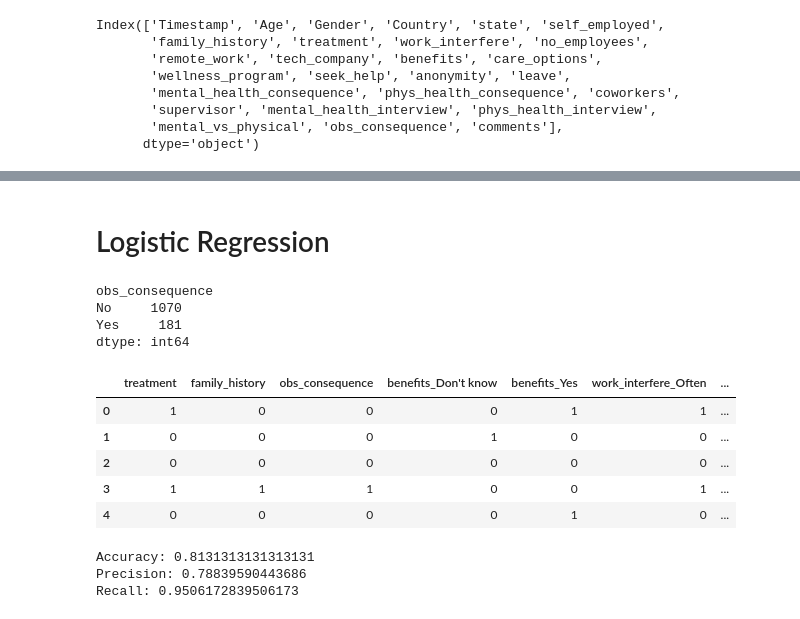
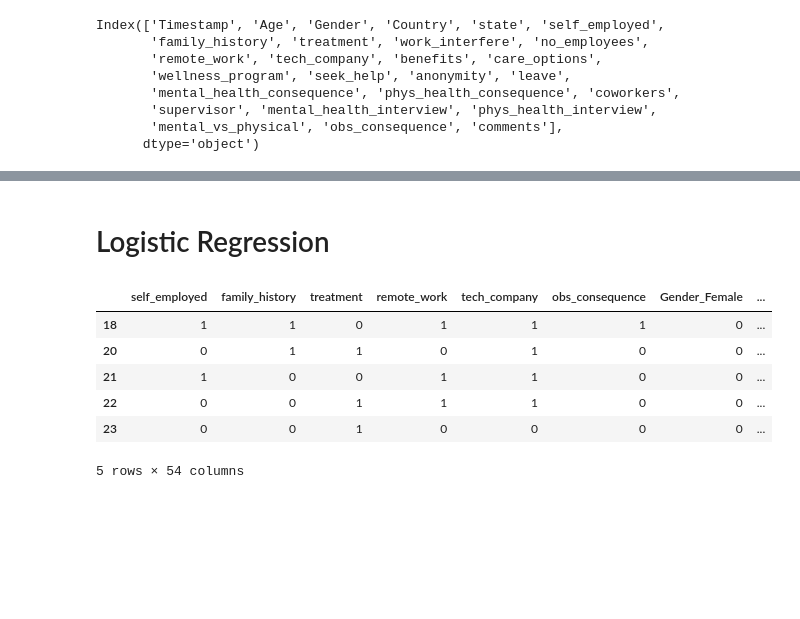
Before and after one commit to moniqueabu/data_science_final_project, a Jupyter notebook: project.ipynb, the cells around one changed output, grey strips where cells are left out. Saved outputs shown, nothing was run; the diff lists cells and outputs as text; code cells hidden in the pictures; blank space fills up the shorter version.

```diff
--- a/project.ipynb
+++ b/project.ipynb
@@ -376,35 +432,18 @@ Predicting : obs_consequence
 P-value:  1.0705496703984696e-07
 Reject null: dependent
 # %% [markdown]
-# Logistic Regression
+# Logistic Regression  <a id="LOG" />
-# %%
-df.value_counts(subset="obs_consequence")
-# %% [output]
-obs_consequence
-No     1070
-Yes     181
-dtype: int64
 # %%
 logreg_cols = ["treatment","benefits", "family_history", "work_interfere", "coworkers", "obs_consequence"]
 all_dep_cols = ["treatment", "Gender", "family_history", "work_interfere", "coworkers", "obs_consequence", "benefits", "care_options", "wellness_program", "seek_help", "anonymity", "leave", "mental_health_interview", "mental_vs_physical" ]
 # %%
-#ENCODING OF COLUMNS TO PERFORM CLASSIFICATION
-df_encoded = df.copy()
-df_encoded = df_encoded[logreg_cols]
-df_encoded = df_encoded.dropna()
-data_encoding = {"Yes": 1, "No": 0}
-#encode binary columns as 0 or 1
-df_encoded["treatment"] = df_encoded["treatment"].replace(data_encoding)
-df_encoded["family_history"] = df_encoded["family_history"].replace(data_encoding)
-df_encoded["obs_consequence"] = df_encoded["obs_consequence"].replace(data_encoding)
-
-df_encoded = pd.get_dummies(df_encoded)
-df_encoded.drop(columns =["benefits_No", "work_interfere_Never", "coworkers_No"], inplace= True) #these can be infered
+#df_encoded.drop(columns =["benefits_No", "work_interfere_Never", "coworkers_No"], inplace= True) #these can be infered
 df_encoded.head()
 # %% [output]
-|  | treatment | family_history | obs_consequence | benefits_Don't know | benefits_Yes | work_interfere_Often | ... |
-| 0 | 1 | 0 | 0 | 0 | 1 | 1 | ... |
-| 1 | 0 | 0 | 0 | 1 | 0 | 0 | ... |
-| 2 | 0 | 0 | 0 | 0 | 0 | 0 | ... |
-| 3 | 1 | 1 | 1 | 0 | 0 | 1 | ... |
-| 4 | 0 | 0 | 0 | 0 | 1 | 0 | ... |
+|  | self_employed | family_history | treatment | remote_work | tech_company | obs_consequence | Gender_Female | ... |
+| 18 | 1 | 1 | 0 | 1 | 1 | 1 | 0 | ... |
+| 20 | 0 | 1 | 1 | 0 | 1 | 0 | 0 | ... |
+| 21 | 1 | 0 | 0 | 1 | 1 | 0 | 0 | ... |
+| 22 | 0 | 0 | 1 | 1 | 1 | 0 | 0 | ... |
+| 23 | 0 | 0 | 1 | 0 | 0 | 0 | 0 | ... |
+5 rows × 54 columns
@@ -427,8 +449,0 @@ y_pred=logreg.predict(x_test)
-# %%
-print("Accuracy:",metrics.accuracy_score(y_test, y_pred))
-print("Precision:",metrics.precision_score(y_test, y_pred))
-print("Recall:",metrics.recall_score(y_test, y_pred))
-# %% [output]
-Accuracy: 0.8131313131313131
-Precision: 0.78839590443686
-Recall: 0.9506172839506173
```
Also changed, not shown: parts of 40 cells of this notebook.
